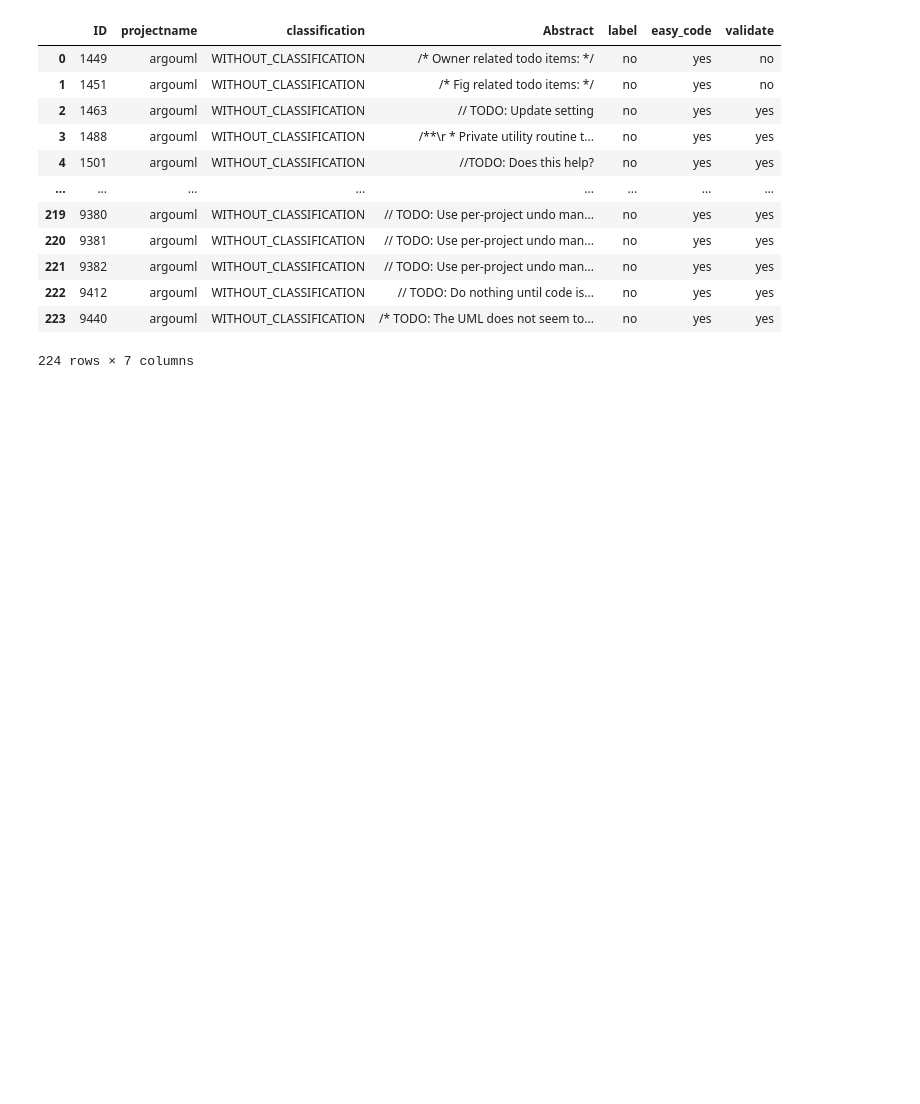
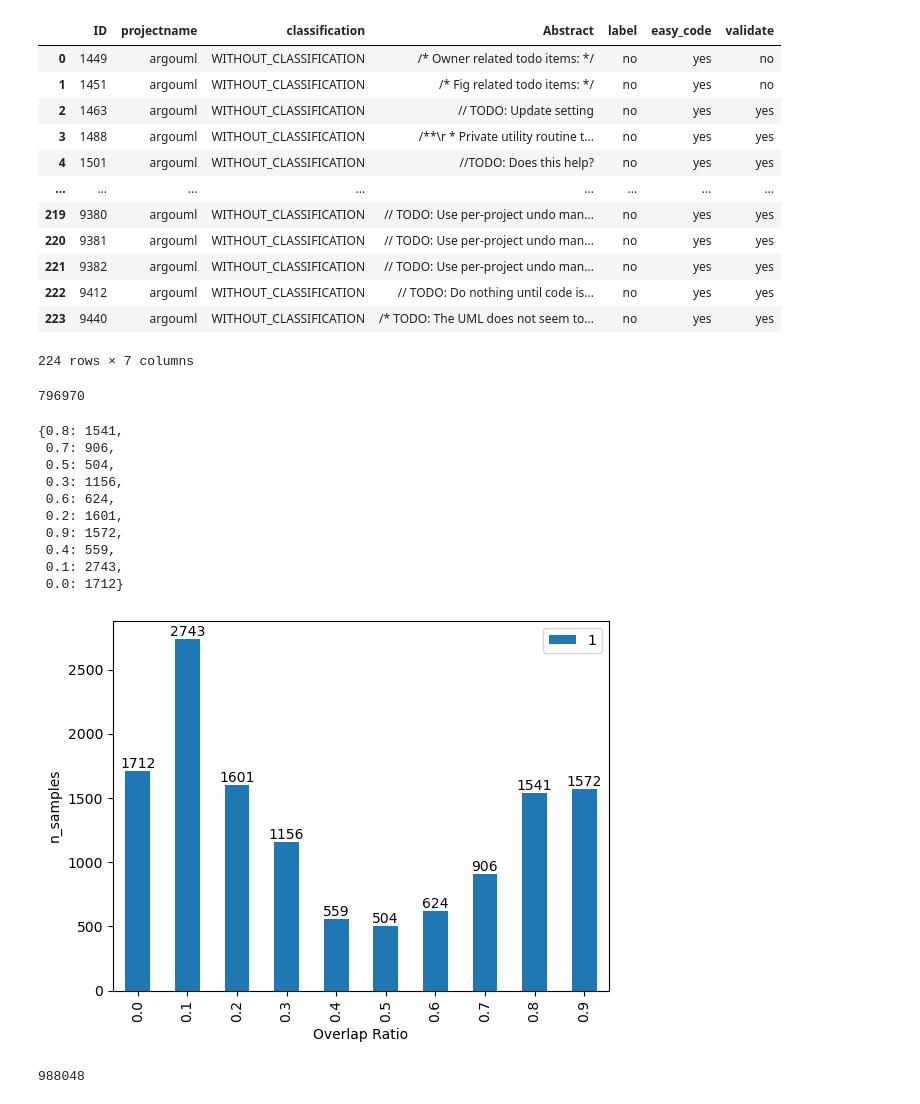
Before and after one commit to frapugna/GNNTE, a Jupyter notebook: data_vis_test.ipynb, the cells around one changed output. Drawn from its saved outputs; the diff is of its cells as text; code cells hidden in the pictures; blank space fills up the shorter version.

```diff
--- a/data_vis_test.ipynb
+++ b/data_vis_test.ipynb
@@ -802 +802,5 @@ for k in tqdm(td.keys()):
         print(k)
+# %%
+len(td.keys())
+# %% [output]
+796970
@@ -802,0 +809,16 @@ for k in tqdm(td.keys()):
+# %%
+df = pd.read_csv('/home/francesco.pugnaloni/GNNTE/Datasets/CoreEvaluationDatasets/1M_wikitables_disjointed/819716_13583_12918/valid.csv')
+# %%
+show_samples_distribution(df)
+# %% [output]
+{0.8: 1541,
+ 0.7: 906,
+ 0.5: 504,
+ 0.3: 1156,
+ 0.6: 624,
+ 0.2: 1601,
+ 0.9: 1572,
+ 0.4: 559,
+ 0.1: 2743,
+ 0.0: 1712}
+[figure, added]
@@ -802,0 +841,4 @@ for k in tqdm(td.keys()):
+# %%
+len(out_voc)
+# %% [output]
+988048
```
Also changed, not shown: parts of 28 cells of this notebook, 8 other files.
